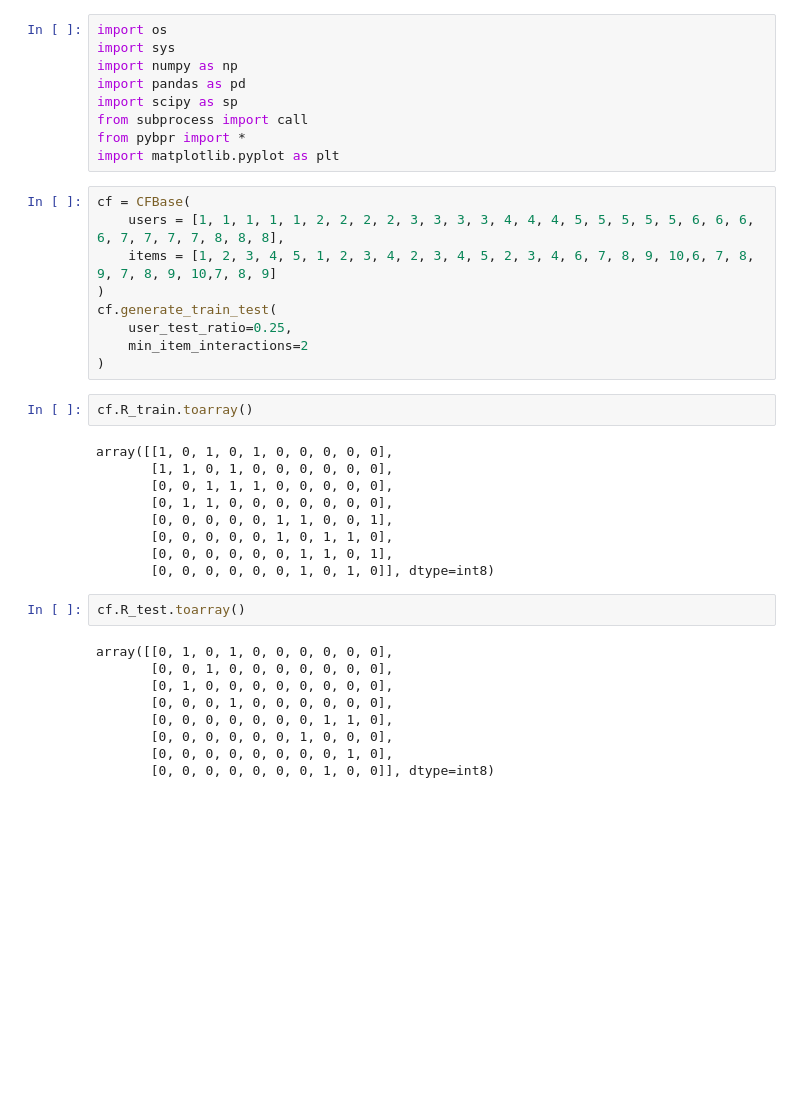
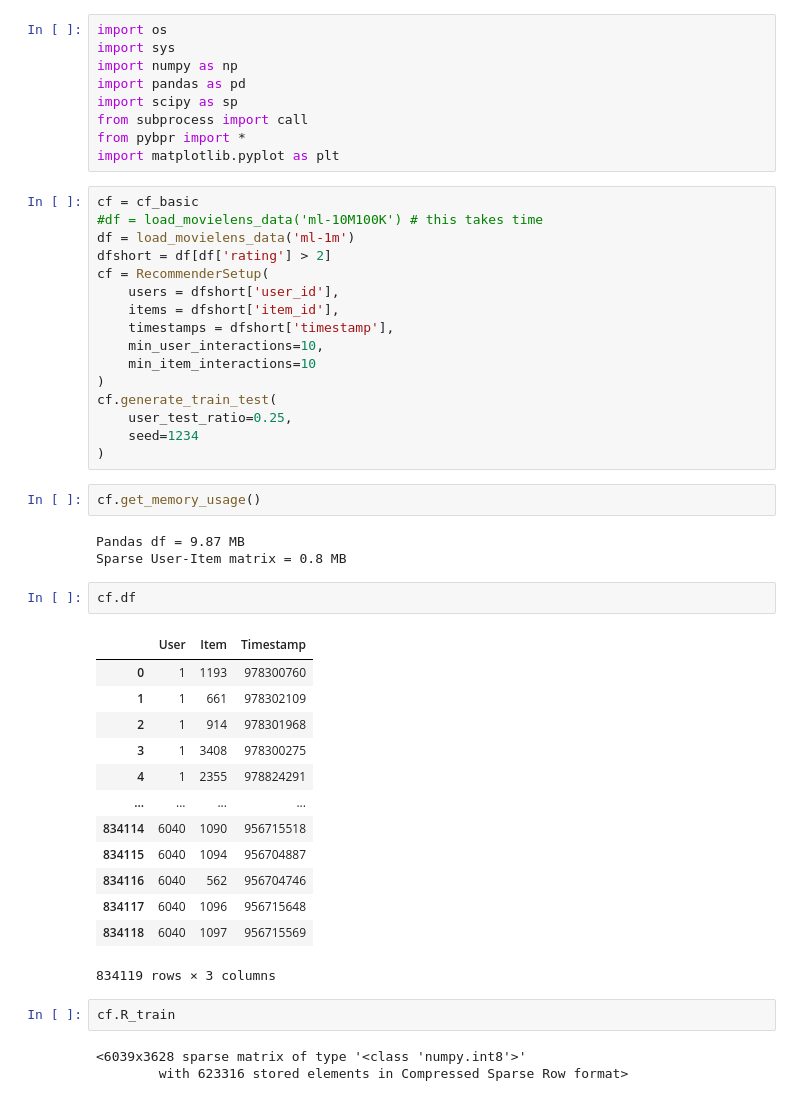
Before and after one commit to rimplesandhu/pybpr, a Jupyter notebook: examples/als_simple.ipynb, the cells around one changed output. Drawn from its saved outputs; the diff is of its cells as text; blank space fills up the shorter version.

```diff
--- a/examples/als_simple.ipynb
+++ b/examples/als_simple.ipynb
@@ -14,35 +17,46 @@ from subprocess import call
 from pybpr import *
 import matplotlib.pyplot as plt
 # %%
-cf = CFBase(
-    users = [1, 1, 1, 1, 1, 2, 2, 2, 2, 3, 3, 3, 3, 4, 4, 4, 5, 5, 5, 5, 5, 6, 6, 6, 6, 7, 7, 7, 7, 8, 8, 8],
-    items = [1, 2, 3, 4, 5, 1, 2, 3, 4, 2, 3, 4, 5, 2, 3, 4, 6, 7, 8, 9, 10,6, 7, 8, 9, 7, 8, 9, 10,7, 8, 9]
+cf = cf_basic
+#df = load_movielens_data('ml-10M100K') # this takes time
+df = load_movielens_data('ml-1m')
+dfshort = df[df['rating'] > 2]
+cf = RecommenderSetup(
+    users = dfshort['user_id'],
+    items = dfshort['item_id'],
+    timestamps = dfshort['timestamp'],
+    min_user_interactions=10,
+    min_item_interactions=10
 )
 cf.generate_train_test(
     user_test_ratio=0.25,
-    min_item_interactions=2
+    seed=1234
 )
-# %%
-cf.R_train.toarray()
-# %% [output]
-array([[1, 0, 1, 0, 1, 0, 0, 0, 0, 0],
-       [1, 1, 0, 1, 0, 0, 0, 0, 0, 0],
-       [0, 0, 1, 1, 1, 0, 0, 0, 0, 0],
-       [0, 1, 1, 0, 0, 0, 0, 0, 0, 0],
-       [0, 0, 0, 0, 0, 1, 1, 0, 0, 1],
-       [0, 0, 0, 0, 0, 1, 0, 1, 1, 0],
-       [0, 0, 0, 0, 0, 0, 1, 1, 0, 1],
-       [0, 0, 0, 0, 0, 0, 1, 0, 1, 0]], dtype=int8)
+# %%
+cf.get_memory_usage()
+# %% [output]
+Pandas df = 9.87 MB
+Sparse User-Item matrix = 0.8 MB
+# %%
+cf.df
+# %% [output]
+|  | User | Item | Timestamp |
+| 0 | 1 | 1193 | 978300760 |
+| 1 | 1 | 661 | 978302109 |
+| 2 | 1 | 914 | 978301968 |
+| 3 | 1 | 3408 | 978300275 |
+| 4 | 1 | 2355 | 978824291 |
+| ... | ... | ... | ... |
+| 834114 | 6040 | 1090 | 956715518 |
+| 834115 | 6040 | 1094 | 956704887 |
+| 834116 | 6040 | 562 | 956704746 |
+| 834117 | 6040 | 1096 | 956715648 |
+| 834118 | 6040 | 1097 | 956715569 |
+834119 rows × 3 columns
 # %%
-cf.R_test.toarray()
+cf.R_train
 # %% [output]
-array([[0, 1, 0, 1, 0, 0, 0, 0, 0, 0],
-       [0, 0, 1, 0, 0, 0, 0, 0, 0, 0],
-       [0, 1, 0, 0, 0, 0, 0, 0, 0, 0],
-       [0, 0, 0, 1, 0, 0, 0, 0, 0, 0],
-       [0, 0, 0, 0, 0, 0, 0, 1, 1, 0],
-       [0, 0, 0, 0, 0, 0, 1, 0, 0, 0],
-       [0, 0, 0, 0, 0, 0, 0, 0, 1, 0],
-       [0, 0, 0, 0, 0, 0, 0, 1, 0, 0]], dtype=int8)
+<6039x3628 sparse matrix of type '<class 'numpy.int8'>'
+        with 623316 stored elements in Compressed Sparse Row format>
 # %%
 als = ALS(
```
Also changed, not shown: parts of 7 cells of this notebook, 11 other files.
